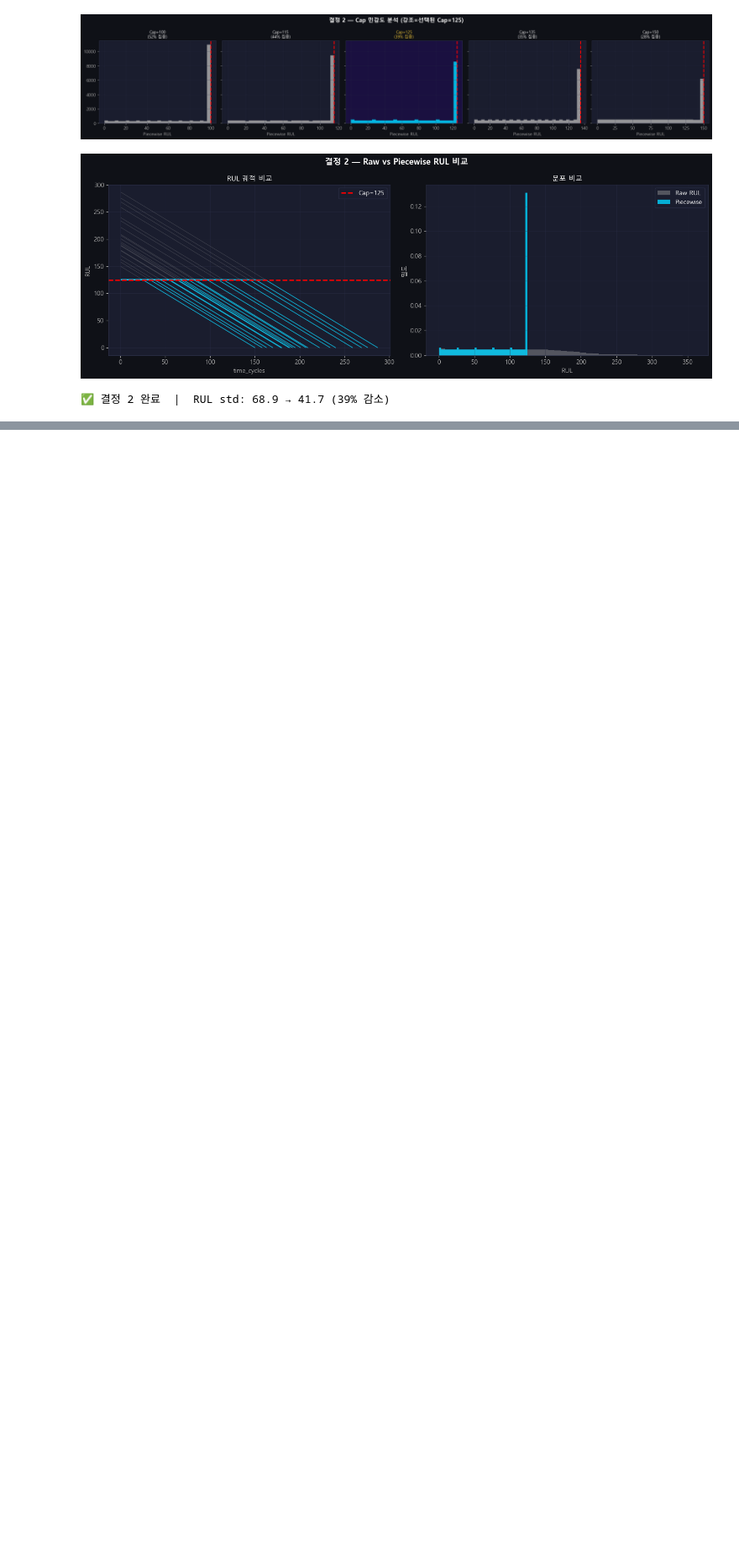
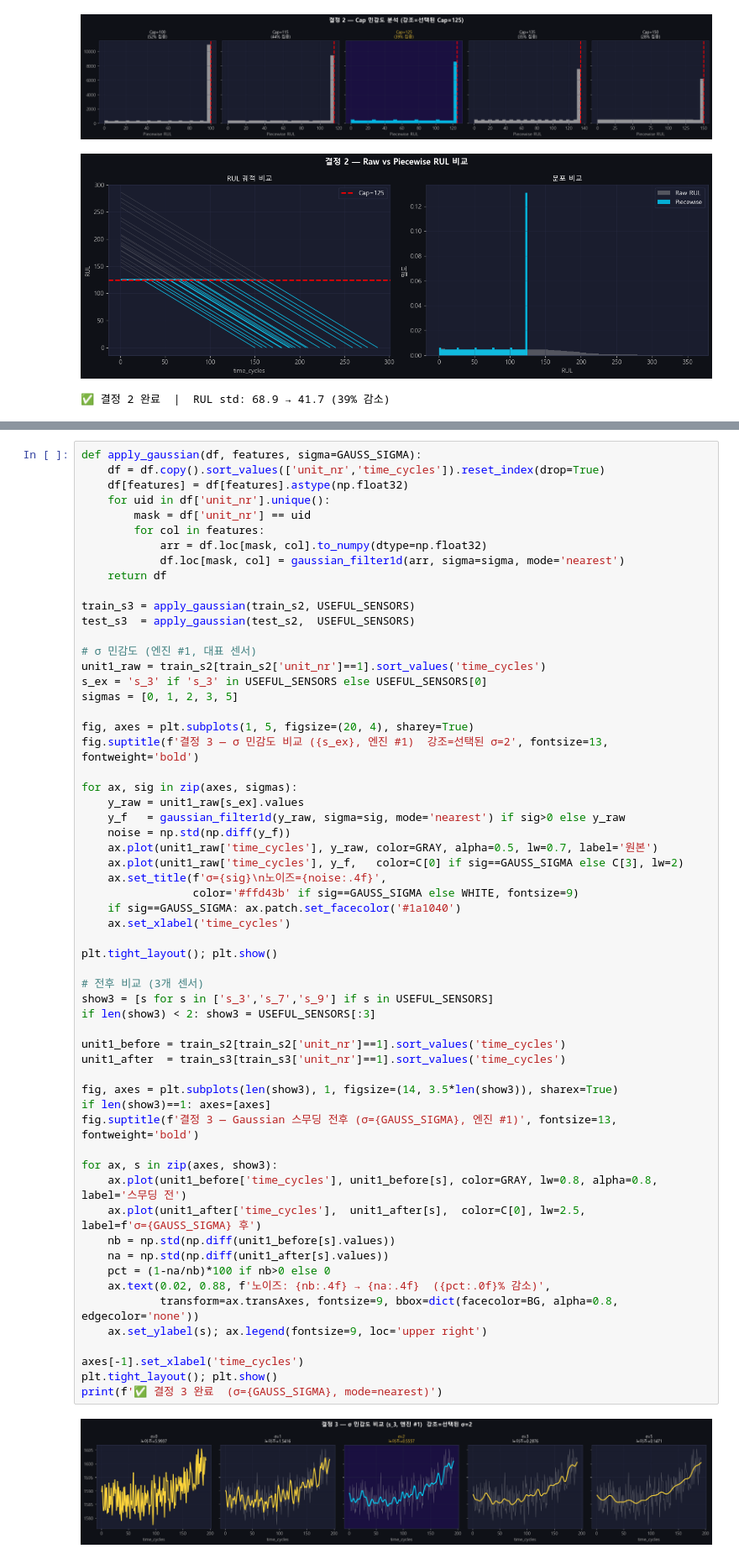
Before and after one commit to dlalswns0211/sparta_project_4_team16, a Jupyter notebook: MJ/CMAPSS_Preprocessing_FD001_MJ.ipynb, the cells around one changed output, grey strips where cells are left out. Shown at 84% size. Cells and saved outputs as stored; diff of their text form; blank space fills up the shorter version.

```diff
--- a/MJ/CMAPSS_Preprocessing_FD001_MJ.ipynb
+++ b/MJ/CMAPSS_Preprocessing_FD001_MJ.ipynb
@@ -1163,0 +926,61 @@ display(chk_te.head())
+# %%
+def apply_gaussian(df, features, sigma=GAUSS_SIGMA):
+    df = df.copy().sort_values(['unit_nr','time_cycles']).reset_index(drop=True)
+    df[features] = df[features].astype(np.float32)
+    for uid in df['unit_nr'].unique():
+        mask = df['unit_nr'] == uid
+        for col in features:
+            arr = df.loc[mask, col].to_numpy(dtype=np.float32)
+            df.loc[mask, col] = gaussian_filter1d(arr, sigma=sigma, mode='nearest')
+    return df
+
+train_s3 = apply_gaussian(train_s2, USEFUL_SENSORS)
+test_s3  = apply_gaussian(test_s2,  USEFUL_SENSORS)
+
+# σ 민감도 (엔진 #1, 대표 센서)
+unit1_raw = train_s2[train_s2['unit_nr']==1].sort_values('time_cycles')
+s_ex = 's_3' if 's_3' in USEFUL_SENSORS else USEFUL_SENSORS[0]
+sigmas = [0, 1, 2, 3, 5]
+
+fig, axes = plt.subplots(1, 5, figsize=(20, 4), sharey=True)
+fig.suptitle(f'결정 3 — σ 민감도 비교 ({s_ex}, 엔진 #1)  강조=선택된 σ=2', fontsize=13, fontweight='bold')
+
+for ax, sig in zip(axes, sigmas):
+    y_raw = unit1_raw[s_ex].values
+    y_f   = gaussian_filter1d(y_raw, sigma=sig, mode='nearest') if sig>0 else y_raw
+    noise = np.std(np.diff(y_f))
+    ax.plot(unit1_raw['time_cycles'], y_raw, color=GRAY, alpha=0.5, lw=0.7, label='원본')
+    ax.plot(unit1_raw['time_cycles'], y_f,   color=C[0] if sig==GAUSS_SIGMA else C[3], lw=2)
+    ax.set_title(f'σ={sig}\n노이즈={noise:.4f}',
+                 color='#ffd43b' if sig==GAUSS_SIGMA else WHITE, fontsize=9)
+    if sig==GAUSS_SIGMA: ax.patch.set_facecolor('#1a1040')
+    ax.set_xlabel('time_cycles')
+
+plt.tight_layout(); plt.show()
+
+# 전후 비교 (3개 센서)
+show3 = [s for s in ['s_3','s_7','s_9'] if s in USEFUL_SENSORS]
+if len(show3) < 2: show3 = USEFUL_SENSORS[:3]
+
+unit1_before = train_s2[train_s2['unit_nr']==1].sort_values('time_cycles')
+unit1_after  = train_s3[train_s3['unit_nr']==1].sort_values('time_cycles')
+
+fig, axes = plt.subplots(len(show3), 1, figsize=(14, 3.5*len(show3)), sharex=True)
+if len(show3)==1: axes=[axes]
+fig.suptitle(f'결정 3 — Gaussian 스무딩 전후 (σ={GAUSS_SIGMA}, 엔진 #1)', fontsize=13, fontweight='bold')
+
+for ax, s in zip(axes, show3):
+    ax.plot(unit1_before['time_cycles'], unit1_before[s], color=GRAY, lw=0.8, alpha=0.8, label='스무딩 전')
+    ax.plot(unit1_after['time_cycles'],  unit1_after[s],  color=C[0], lw=2.5,             label=f'σ={GAUSS_SIGMA} 후')
+    nb = np.std(np.diff(unit1_before[s].values))
+    na = np.std(np.diff(unit1_after[s].values))
+    pct = (1-na/nb)*100 if nb>0 else 0
+    ax.text(0.02, 0.88, f'노이즈: {nb:.4f} → {na:.4f}  ({pct:.0f}% 감소)',
+            transform=ax.transAxes, fontsize=9, bbox=dict(facecolor=BG, alpha=0.8, edgecolor='none'))
+    ax.set_ylabel(s); ax.legend(fontsize=9, loc='upper right')
+
+axes[-1].set_xlabel('time_cycles')
+plt.tight_layout(); plt.show()
+print(f'✅ 결정 3 완료  (σ={GAUSS_SIGMA}, mode=nearest)')
+# %% [output]
+[figure, added]
```
Also changed, not shown: parts of 48 cells of this notebook, 7 other files.
